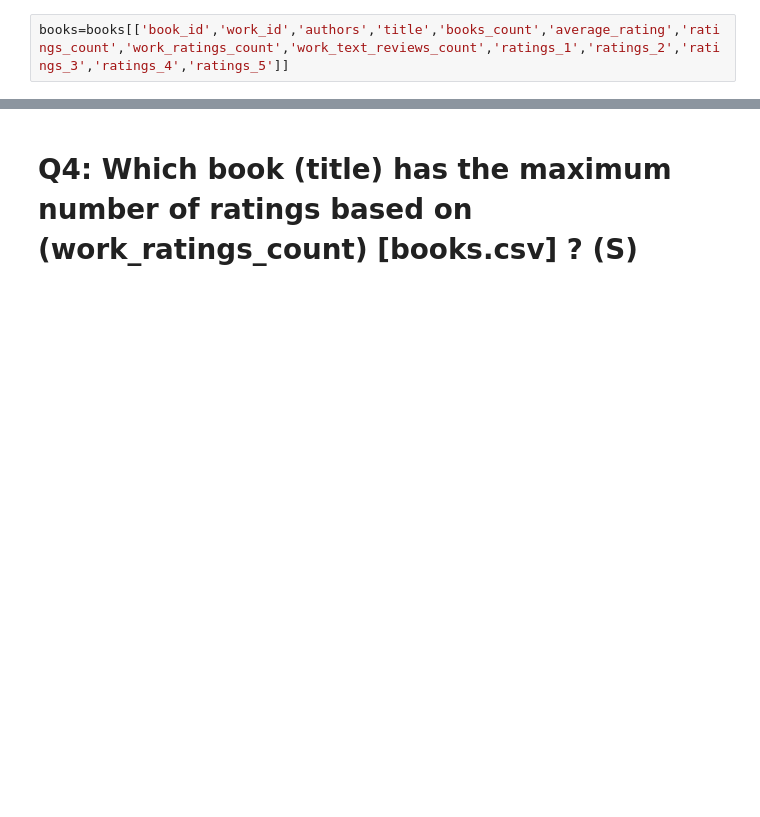
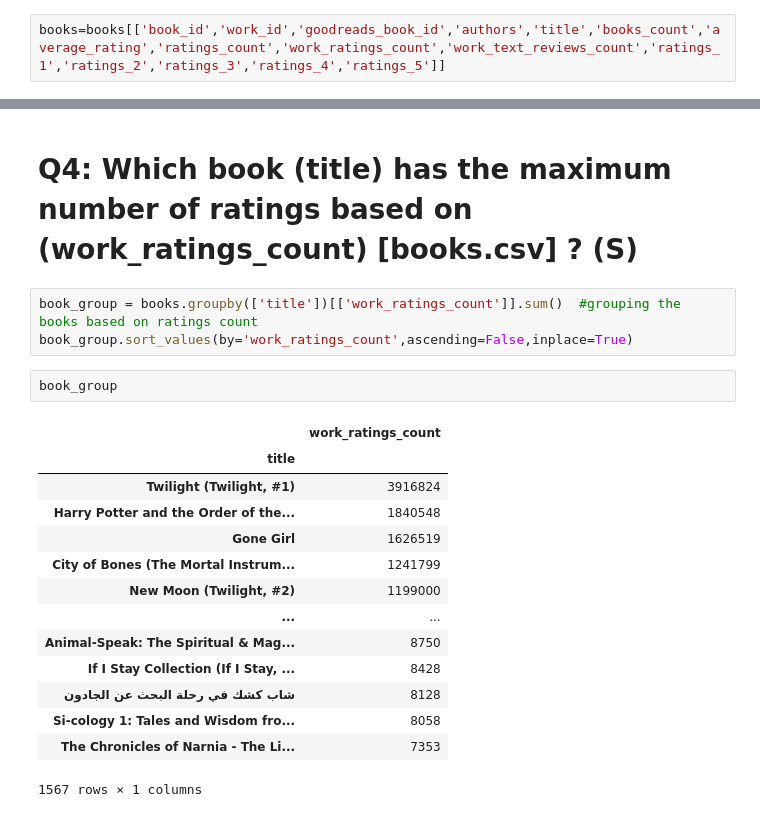
Before and after one commit to sonjaove/progg-and-DS-from-IITM, a Jupyter notebook: project work/project 2/project2.ipynb, the cells around one changed output, grey strips where cells are left out. Saved outputs shown, nothing was run; the diff lists cells and outputs as text; blank space fills up the shorter version.

```diff
--- a/project work/project 2/project2.ipynb
+++ b/project work/project 2/project2.ipynb
@@ -118,4 +124,4 @@ image_url                      0
 small_image_url                0
 dtype: int64
 # %%
-books=books[['book_id','work_id','authors','title','books_count','average_rating','ratings_count','work_ratings_count','work_text_reviews_count','ratings_1','ratings_2','ratings_3','ratings_4','ratings_5']]
+books=books[['book_id','work_id','goodreads_book_id','authors','title','books_count','average_rating','ratings_count','work_ratings_count','work_text_reviews_count','ratings_1','ratings_2','ratings_3','ratings_4','ratings_5']]
@@ -154,3 +176,23 @@ np.int64(49)
 the data is already opened in data wrangler, so just read off the values from there
 # %% [markdown]
 # Q4: Which book (title) has the maximum number of ratings based on (work_ratings_count) [books.csv] ? (S)
+# %%
+book_group = books.groupby(['title'])[['work_ratings_count']].sum()  #grouping the books based on ratings count
+book_group.sort_values(by='work_ratings_count',ascending=False,inplace=True)
+# %%
+book_group
+# %% [output]
+|  | work_ratings_count |
+| title |  |
+| Twilight (Twilight, #1) | 3916824 |
+| Harry Potter and the Order of the... | 1840548 |
+| Gone Girl | 1626519 |
+| City of Bones (The Mortal Instrum... | 1241799 |
+| New Moon (Twilight, #2) | 1199000 |
+| ... | ... |
+| Animal-Speak: The Spiritual & Mag... | 8750 |
+| If I Stay Collection (If I Stay, ... | 8428 |
+| شاب كشك في رحلة البحث عن الجادون | 8128 |
+| Si-cology 1: Tales and Wisdom fro... | 8058 |
+| The Chronicles of Narnia - The Li... | 7353 |
+1567 rows × 1 columns
```
Also changed, not shown: parts of 19 cells of this notebook.
